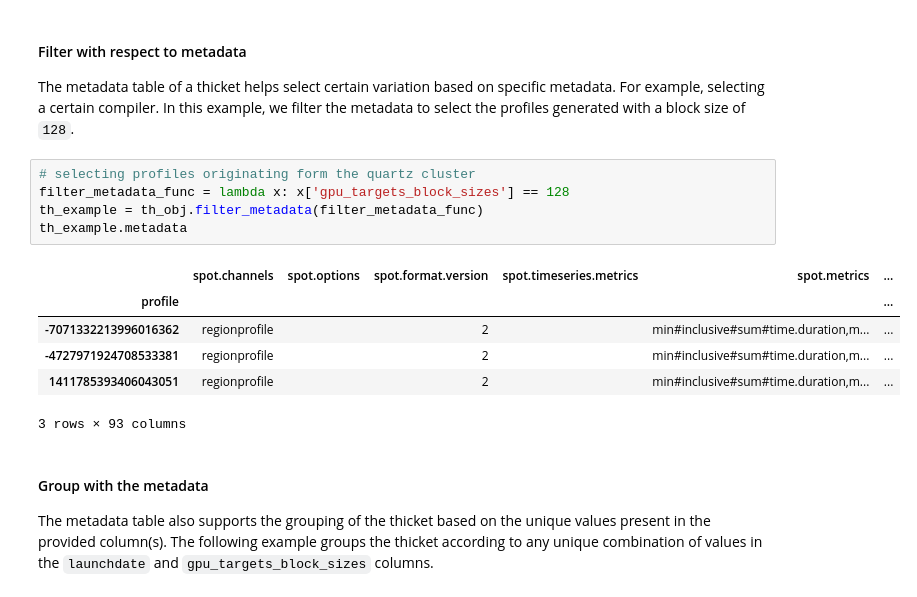
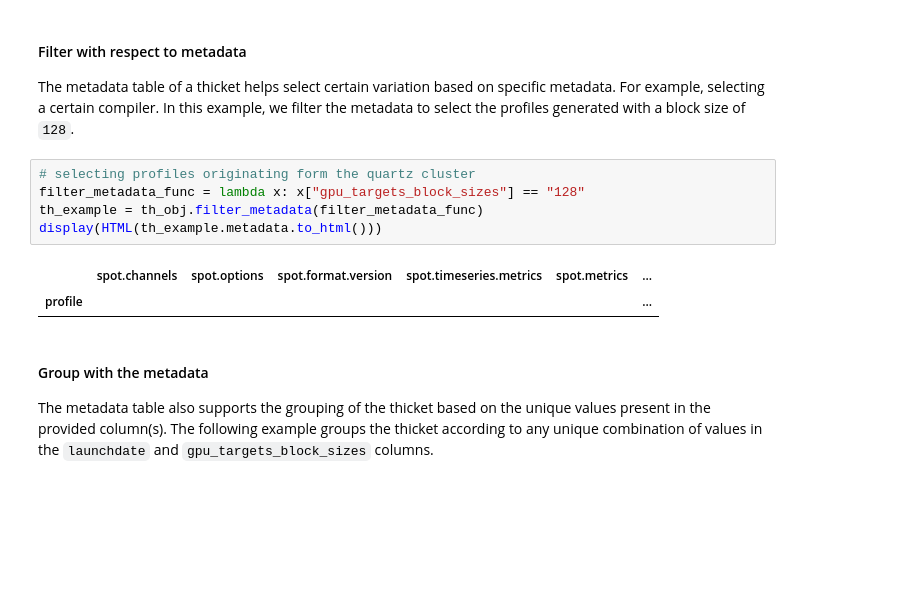
Before and after one commit to LLNL/thicket, a Jupyter notebook: docs/thicket_tutorial.ipynb, the cells around one changed output. Drawn from its saved outputs; the diff is of its cells as text; blank space fills up the shorter version.

```diff
--- a/docs/thicket_tutorial.ipynb
+++ b/docs/thicket_tutorial.ipynb
@@ -169,16 +173,12 @@ th_obj.metadata
 The metadata table of a thicket helps select certain variation based on specific metadata. For example, selecting a certain compiler. In this example, we filter the metadata to select the profiles generated with a block size of `128`.
 # %%
 # selecting profiles originating form the quartz cluster
-filter_metadata_func = lambda x: x['gpu_targets_block_sizes'] == 128
+filter_metadata_func = lambda x: x["gpu_targets_block_sizes"] == "128"
 th_example = th_obj.filter_metadata(filter_metadata_func)
-th_example.metadata
+display(HTML(th_example.metadata.to_html()))
 # %% [output]
 |  | spot.channels | spot.options | spot.format.version | spot.timeseries.metrics | spot.metrics | ... |
 | profile |  |  |  |  |  | ... |
-| -7071332213996016362 | regionprofile |  | 2 |  | min#inclusive#sum#time.duration,m... | ... |
-| -4727971924708533381 | regionprofile |  | 2 |  | min#inclusive#sum#time.duration,m... | ... |
-| 1411785393406043051 | regionprofile |  | 2 |  | min#inclusive#sum#time.duration,m... | ... |
-3 rows × 93 columns
 # %% [markdown]
 #### Group with the metadata
 
```
Also changed, not shown: parts of 38 cells of this notebook, 2 other files.
